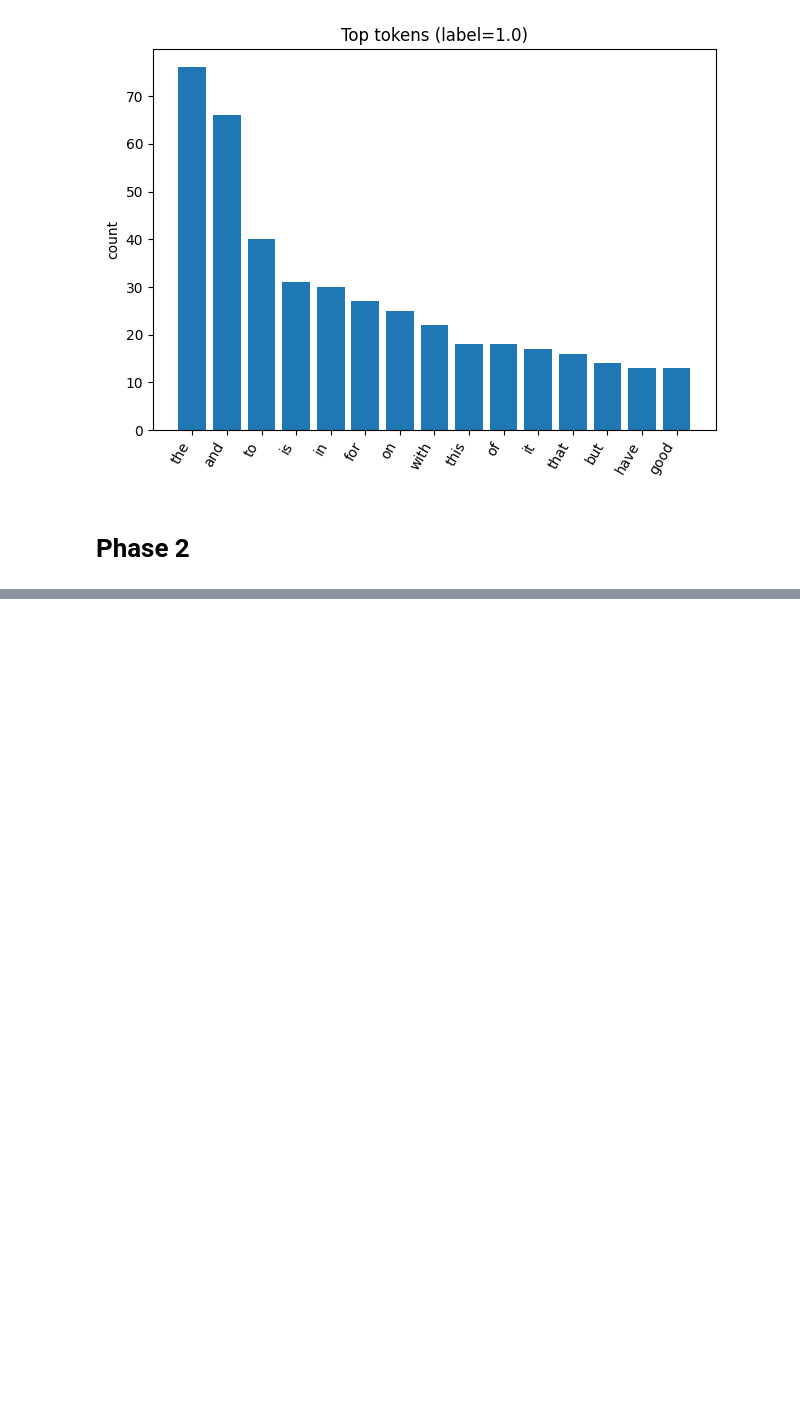
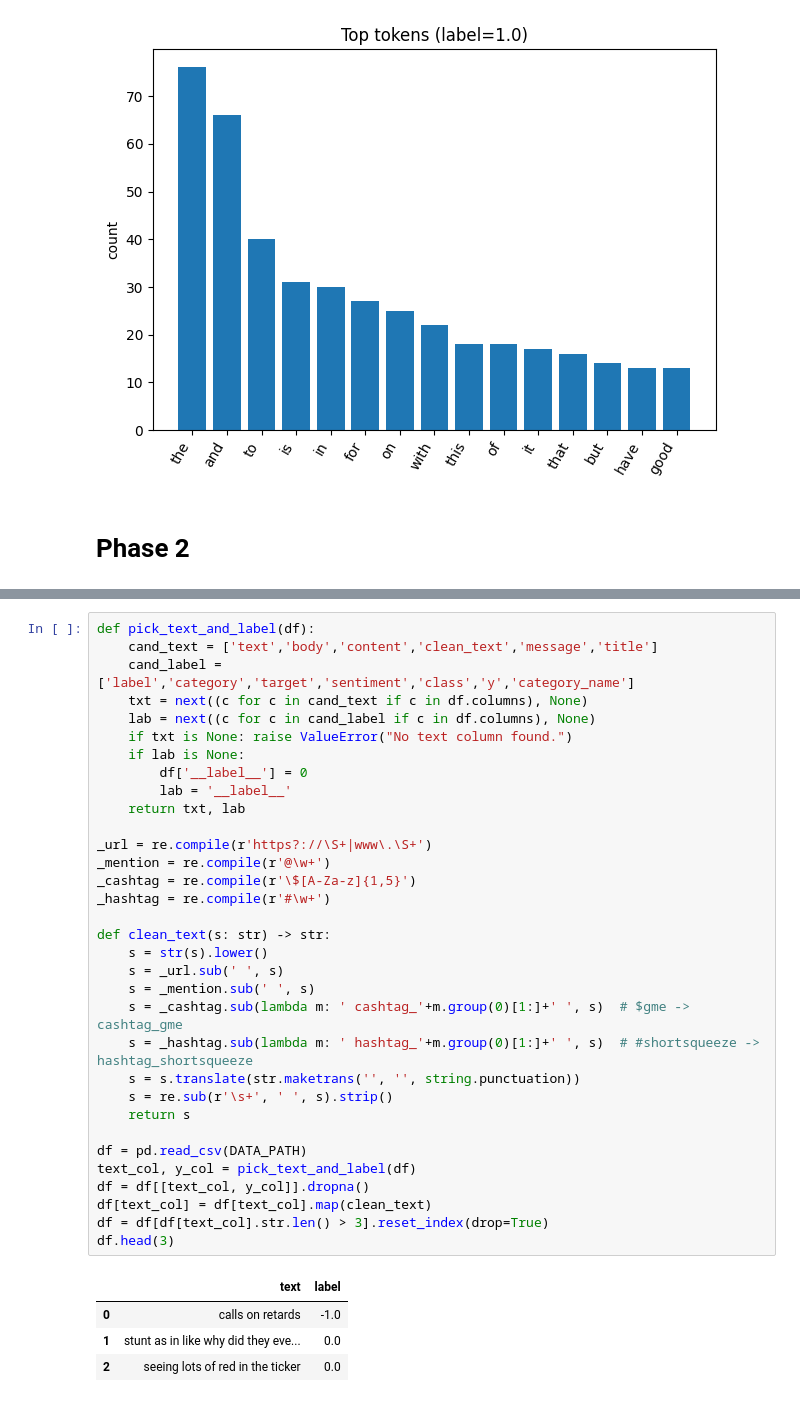
Before and after one commit to Linszuchi047/DM2025-Lab1-Exercise, a Jupyter notebook: DM2025-Lab1-Homework.ipynb, the cells around one changed output, grey strips where cells are left out. Saved outputs shown, nothing was run; the diff lists cells and outputs as text; blank space fills up the shorter version.

```diff
--- a/DM2025-Lab1-Homework.ipynb
+++ b/DM2025-Lab1-Homework.ipynb
@@ -289,0 +309,38 @@ Reddit doc-term shape: (389, 219)
+# %%
+def pick_text_and_label(df):
+    cand_text = ['text','body','content','clean_text','message','title']
+    cand_label = ['label','category','target','sentiment','class','y','category_name']
+    txt = next((c for c in cand_text if c in df.columns), None)
+    lab = next((c for c in cand_label if c in df.columns), None)
+    if txt is None: raise ValueError("No text column found.")
+    if lab is None:
+        df['__label__'] = 0
+        lab = '__label__'
+    return txt, lab
+
+_url = re.compile(r'https?://\S+|www\.\S+')
+_mention = re.compile(r'@\w+')
+_cashtag = re.compile(r'\$[A-Za-z]{1,5}')
+_hashtag = re.compile(r'#\w+')
+
+def clean_text(s: str) -> str:
+    s = str(s).lower()
+    s = _url.sub(' ', s)
+    s = _mention.sub(' ', s)
+    s = _cashtag.sub(lambda m: ' cashtag_'+m.group(0)[1:]+' ', s)  # $gme -> cashtag_gme
+    s = _hashtag.sub(lambda m: ' hashtag_'+m.group(0)[1:]+' ', s)  # #shortsqueeze -> hashtag_shortsqueeze
+    s = s.translate(str.maketrans('', '', string.punctuation))
+    s = re.sub(r'\s+', ' ', s).strip()
+    return s
+
+df = pd.read_csv(DATA_PATH)
+text_col, y_col = pick_text_and_label(df)
+df = df[[text_col, y_col]].dropna()
+df[text_col] = df[text_col].map(clean_text)
+df = df[df[text_col].str.len() > 3].reset_index(drop=True)
+df.head(3)
+# %% [output]
+|  | text | label |
+| 0 | calls on retards | -1.0 |
+| 1 | stunt as in like why did they eve... | 0.0 |
+| 2 | seeing lots of red in the ticker | 0.0 |
```
Also changed, not shown: parts of 8 cells of this notebook.
